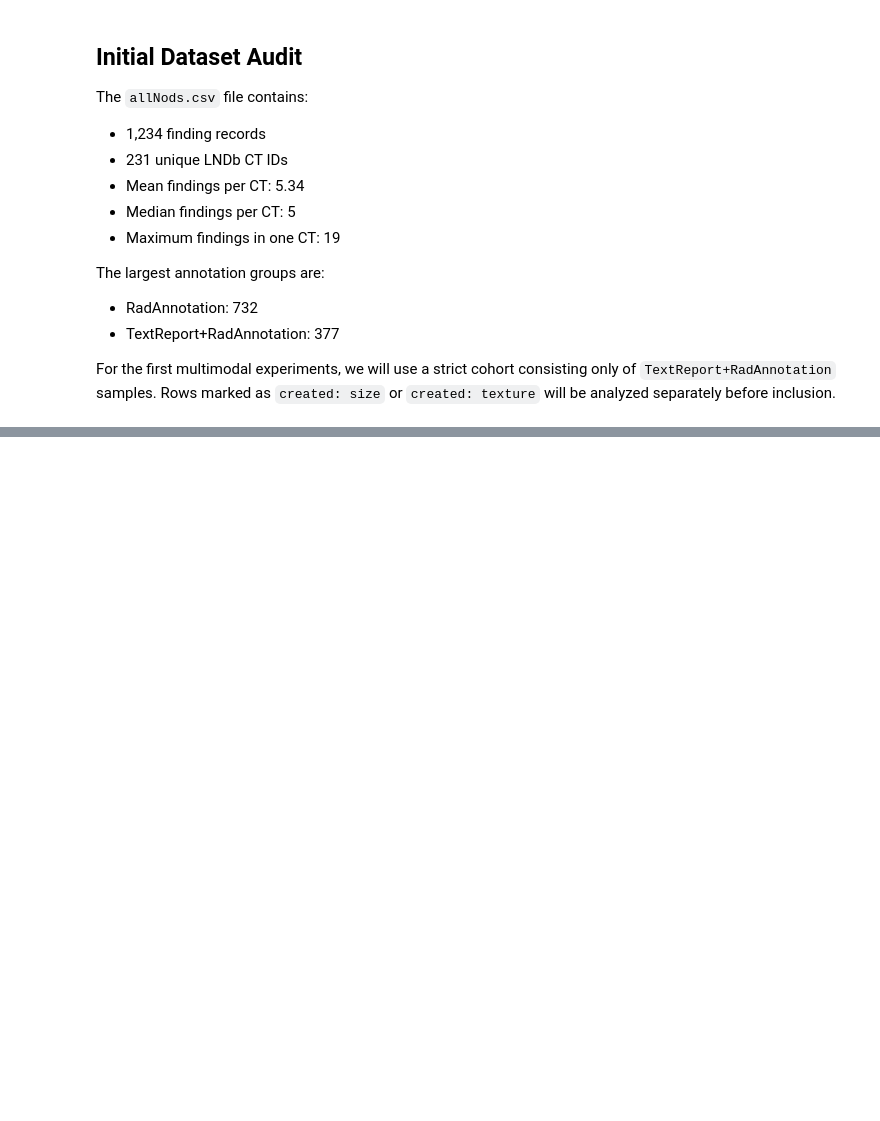
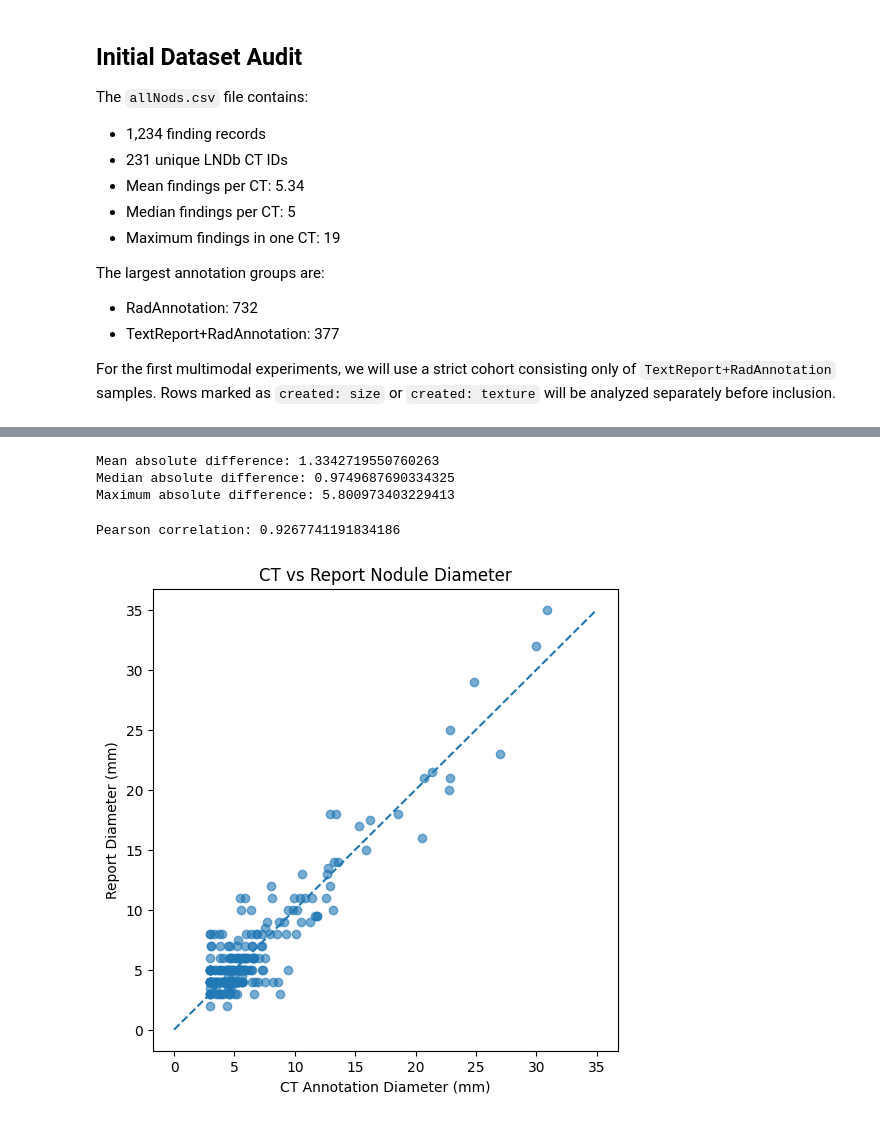
Before and after one commit to fawkes12345/LNDb-Multimodal, a Jupyter notebook: notebooks/00_dataset_audit.ipynb, the cells around one changed output, grey strips where cells are left out. Saved outputs shown, nothing was run; the diff lists cells and outputs as text; code cells hidden in the pictures; blank space fills up the shorter version.

```diff
--- a/notebooks/00_dataset_audit.ipynb
+++ b/notebooks/00_dataset_audit.ipynb
@@ -218,0 +589,20 @@ NameError: name 'all_nodules_df' is not defined
+# %%
+diameter_df["Diameter_Difference"] = (
+    diameter_df["Diam_Text"]
+    - diameter_df["DiamEq_Rad"]
+)
+
+diameter_df["Absolute_Difference"] = (
+    diameter_df["Diameter_Difference"].abs()
+)
+
+display(
+    diameter_df[
+        [
+            "DiamEq_Rad",
+            "Diam_Text",
+            "Diameter_Difference",
+            "Absolute_Difference"
+        ]
+    ].head(20)
+)
@@ -218,0 +627,56 @@ NameError: name 'all_nodules_df' is not defined
+# %%
+print(
+    "Mean absolute difference:",
+    diameter_df["Absolute_Difference"].mean()
+)
+
+print(
+    "Median absolute difference:",
+    diameter_df["Absolute_Difference"].median()
+)
+
+print(
+    "Maximum absolute difference:",
+    diameter_df["Absolute_Difference"].max()
+)
+# %% [output]
+Mean absolute difference: 1.3342719550760263
+Median absolute difference: 0.9749687690334325
+Maximum absolute difference: 5.800973403229413
+# %%
+correlation = diameter_df[
+    ["DiamEq_Rad", "Diam_Text"]
+].corr().iloc[0, 1]
+
+print("Pearson correlation:", correlation)
+# %% [output]
+Pearson correlation: 0.9267741191834186
+# %%
+import matplotlib.pyplot as plt
+
+plt.figure(figsize=(6, 6))
+
+plt.scatter(
+    diameter_df["DiamEq_Rad"],
+    diameter_df["Diam_Text"],
+    alpha=0.6
+)
+
+max_value = max(
+    diameter_df["DiamEq_Rad"].max(),
+    diameter_df["Diam_Text"].max()
+)
+
+plt.plot(
+    [0, max_value],
+    [0, max_value],
+    linestyle="--"
+)
+
+plt.xlabel("CT Annotation Diameter (mm)")
+plt.ylabel("Report Diameter (mm)")
+plt.title("CT vs Report Nodule Diameter")
+
+plt.show()
+# %% [output]
+[figure, added]
```
Also changed, not shown: parts of 21 cells of this notebook.
